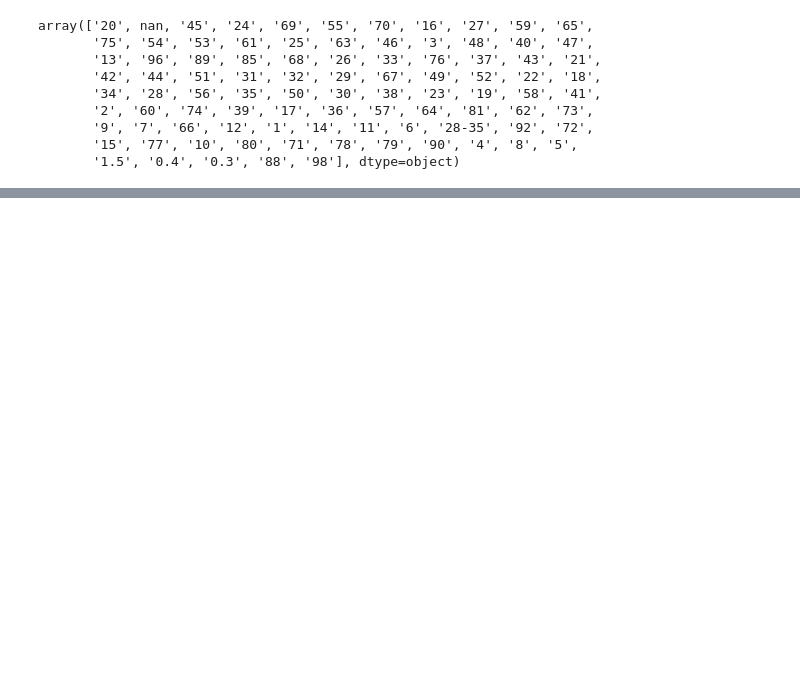
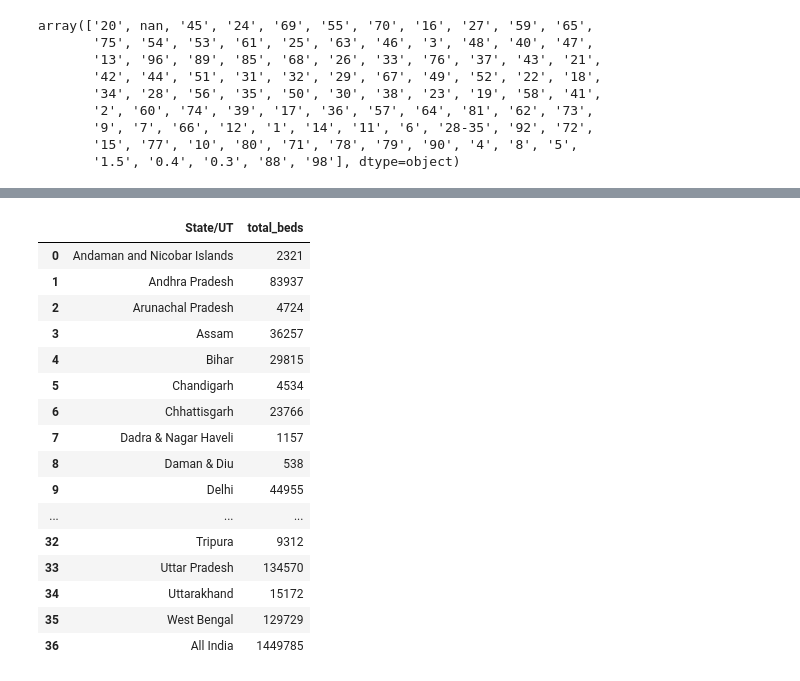
Before and after one commit to leenapatil14/Udacity_Data_Science_Nanodegree_Repo, a Jupyter notebook: COVID_India/IndiaTesting.ipynb, the cells around one changed output, grey strips where cells are left out. Cells and saved outputs as stored; diff of their text form; code cells hidden in the pictures; blank space fills up the shorter version.

```diff
--- a/COVID_India/IndiaTesting.ipynb
+++ b/COVID_India/IndiaTesting.ipynb
@@ -162,0 +242,2 @@ ValueError:
+# %%
+HospitalBedsIndia.at[0,'State/UT']="Andaman and Nicobar Islands"
@@ -162,0 +271,20 @@ ValueError:
+# %%
+df_beds
+# %% [output]
+|  | State/UT | total_beds |
+| 0 | Andaman and Nicobar Islands | 2321 |
+| 1 | Andhra Pradesh | 83937 |
+| 2 | Arunachal Pradesh | 4724 |
+| 3 | Assam | 36257 |
+| 4 | Bihar | 29815 |
+| 5 | Chandigarh | 4534 |
+| 6 | Chhattisgarh | 23766 |
+| 7 | Dadra & Nagar Haveli | 1157 |
+| 8 | Daman & Diu | 538 |
+| 9 | Delhi | 44955 |
+| ... | ... | ... |
+| 32 | Tripura | 9312 |
+| 33 | Uttar Pradesh | 134570 |
+| 34 | Uttarakhand | 15172 |
+| 35 | West Bengal | 129729 |
+| 36 | All India | 1449785 |
```
Also changed, not shown: parts of 20 cells of this notebook, 2 other files.
